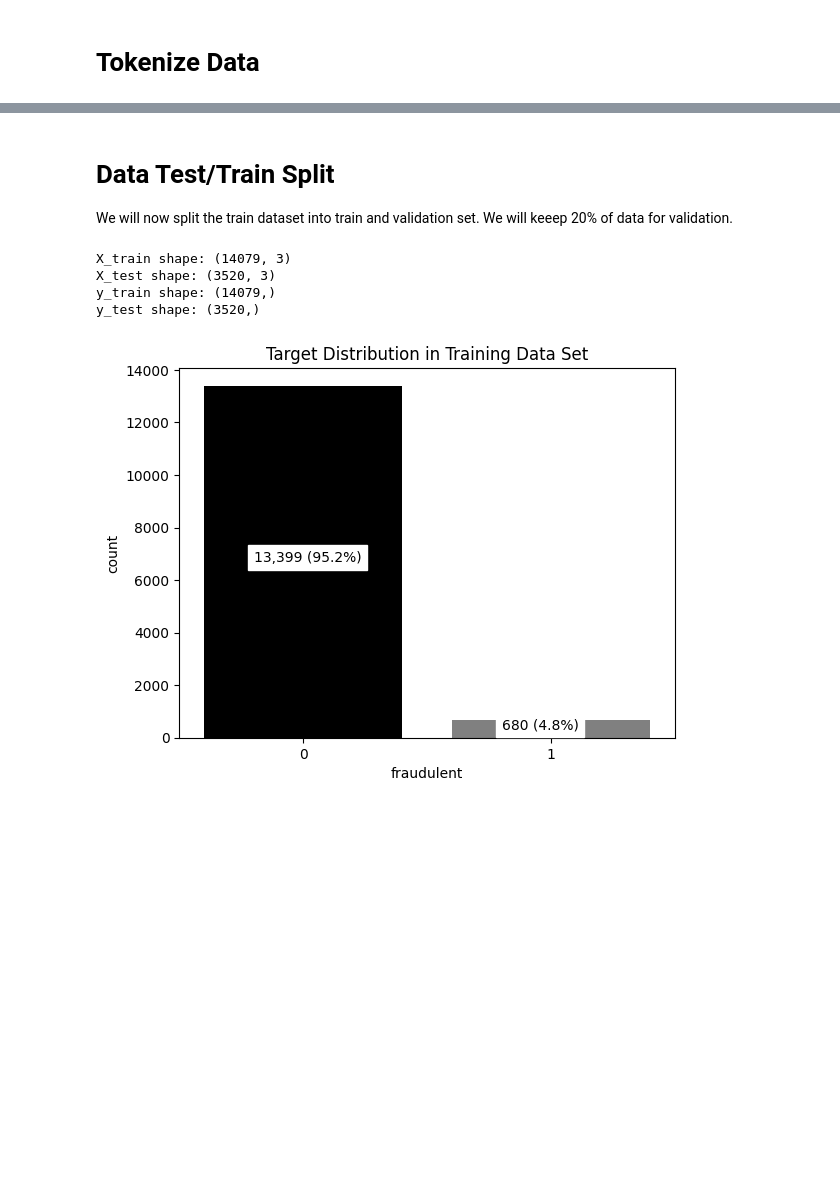
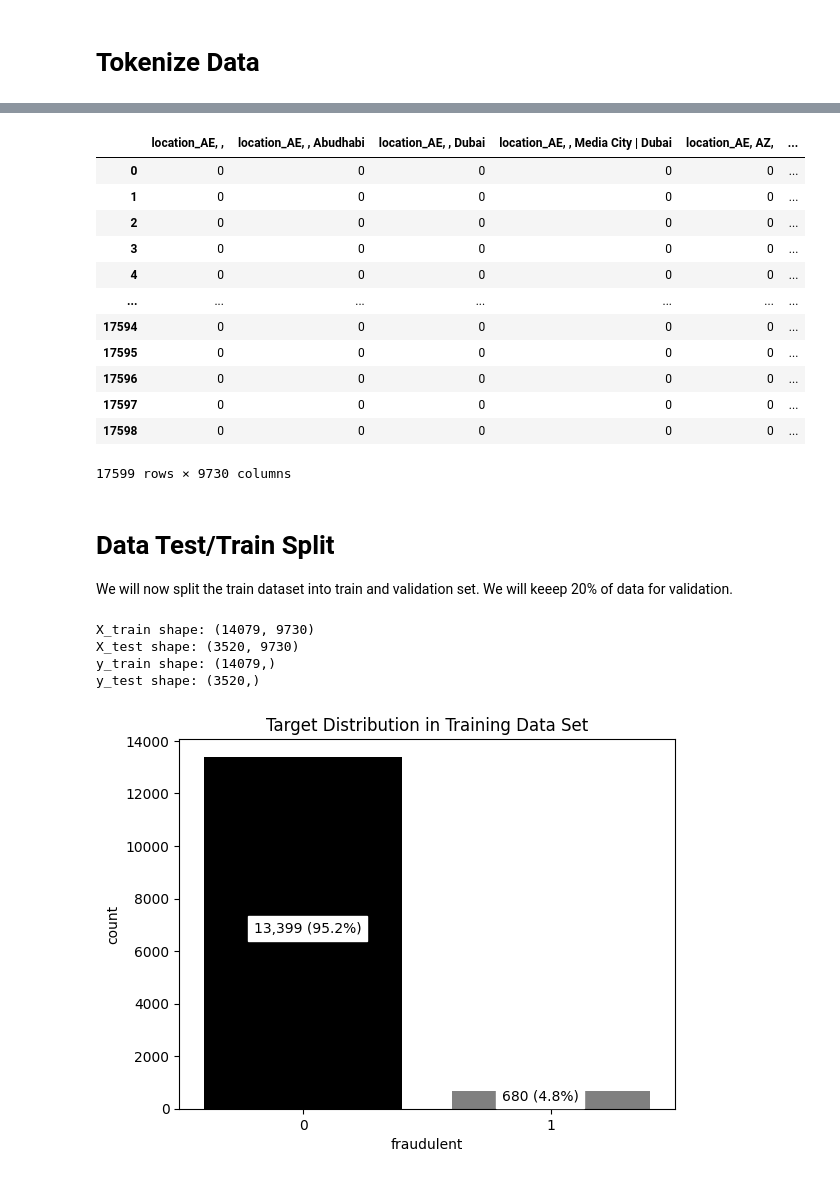
Before and after one commit to ADS-599-Team-2-Capstone/ADS-599-Capstone, a Jupyter notebook: Code Library Folder/Data Preparation.ipynb, the cells around one changed output, grey strips where cells are left out. Drawn from its saved outputs; the diff is of its cells as text; code cells hidden in the pictures; blank space fills up the shorter version.

```diff
--- a/Code Library Folder/Data Preparation.ipynb
+++ b/Code Library Folder/Data Preparation.ipynb
@@ -127,0 +215,6 @@ df.head(5)
+# %%
+# Get Numerical Variables
+numeric_variables = list(df.select_dtypes(['float64','int64']).columns)
+numeric_variables.remove('fraudulent')
+numeric_df = df[numeric_variables]
+numeric_df
@@ -128,10 +235,27 @@ df.head(5)
+# %%
+result_df = pd.concat([cat_df, numeric_df, text_df],axis=1)
+result_df
+# %% [output]
+|  | location_AE, , | location_AE, , Abudhabi | location_AE, , Dubai | location_AE, , Media City | Dubai | location_AE, AZ, | ... |
+| 0 | 0 | 0 | 0 | 0 | 0 | ... |
+| 1 | 0 | 0 | 0 | 0 | 0 | ... |
+| 2 | 0 | 0 | 0 | 0 | 0 | ... |
+| 3 | 0 | 0 | 0 | 0 | 0 | ... |
+| 4 | 0 | 0 | 0 | 0 | 0 | ... |
+| ... | ... | ... | ... | ... | ... | ... |
+| 17594 | 0 | 0 | 0 | 0 | 0 | ... |
+| 17595 | 0 | 0 | 0 | 0 | 0 | ... |
+| 17596 | 0 | 0 | 0 | 0 | 0 | ... |
+| 17597 | 0 | 0 | 0 | 0 | 0 | ... |
+| 17598 | 0 | 0 | 0 | 0 | 0 | ... |
+17599 rows × 9730 columns
 # %% [markdown]
 # Data Test/Train Split
 We will now split the train dataset into train and validation set.
 We will keeep 20% of data for validation.
 # %%
 target = 'fraudulent'
-X_train,X_test,y_train,y_test=train_test_split(unbalanced_df.drop(target,axis=1),
+X_train,X_test,y_train,y_test=train_test_split(result_df,
                                                unbalanced_df[target].astype('uint8'),
                                                test_size=.2,
                                                random_state=1)
@@ -140,8 +264,8 @@ print(f'X_test shape: {X_test.shape}')
 print(f'y_train shape: {y_train.shape}')
 print(f'y_test shape: {y_test.shape}')
 # %% [output]
-X_train shape: (14079, 3)
-X_test shape: (3520, 3)
+X_train shape: (14079, 9730)
+X_test shape: (3520, 9730)
 y_train shape: (14079,)
 y_test shape: (3520,)
 # %%
```
Also changed, not shown: parts of 10 cells of this notebook.
